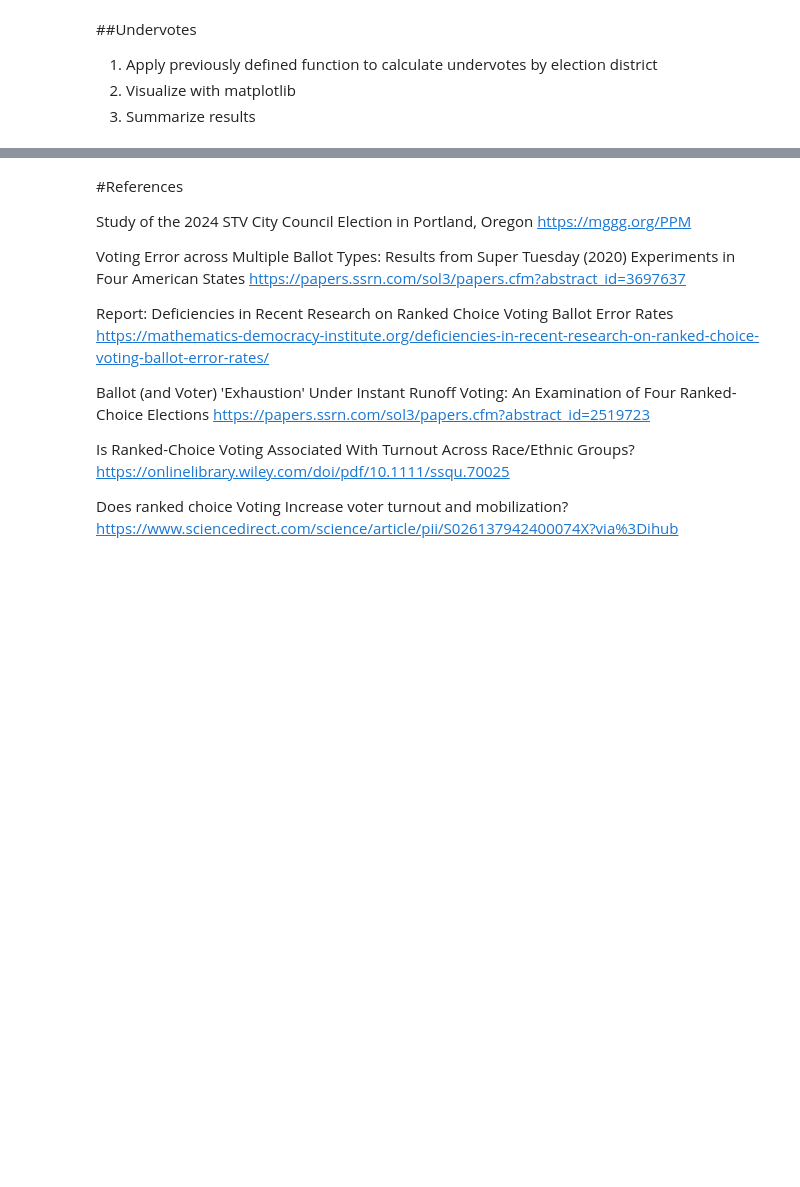
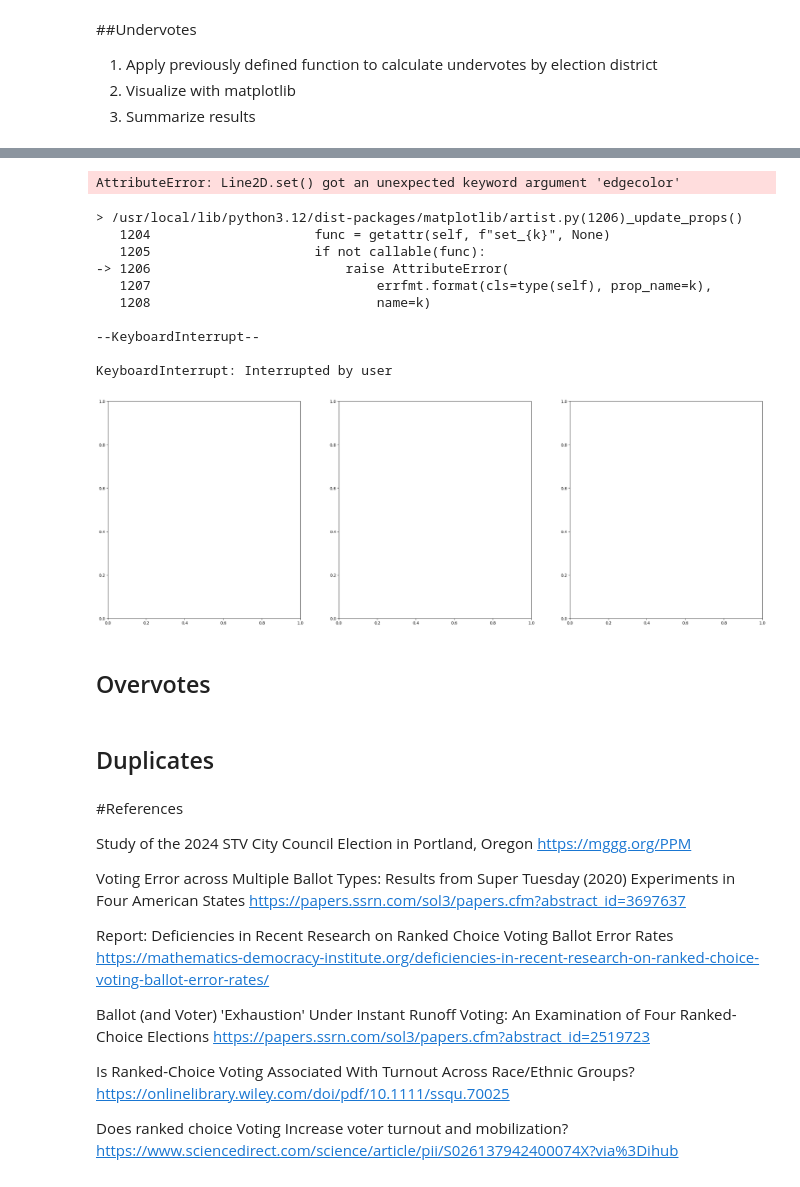
Before and after one commit to zaramc/rcv-ballot-errors, a Jupyter notebook: RCV_Ballot_Errors.ipynb, the cells around one changed output, grey strips where cells are left out. Drawn from its saved outputs; the diff is of its cells as text; code cells hidden in the pictures; blank space fills up the shorter version.

```diff
--- a/RCV_Ballot_Errors.ipynb
+++ b/RCV_Ballot_Errors.ipynb
@@ -494,0 +661,48 @@ duplicates_by_electdist_23 = nyc_2023_primary_df.groupby("ElectDisct")["duplicat
+# %%
+fig, axes = plt.subplots(1, 3, figsize=(30, 10))
+nyc_ED_gdf.plot(ax=axes[0],
+                column="pct_undervote21",
+                legend=True,
+                cmap="YlOrRd",
+                edgecolor = "black",
+                linewidth = 0.5)
+
+nyc_ED_gdf.plot(ax=axes[1],
+                column="pct_undervote23",
+                legend=True,
+                cmap="YlOrRd",
+                edgecolor = "black",
+                linewidth = 0.5)
+
+nyc_ED_gdf.plot(ax=axes[2],
+                column="pct_undervote25",
+                legend=True,
+                cmap="YlOrRd",
+                edgecolor = "black",
+                linewidth = 0.5)
+
+axes[0].set_title("2021 Undervotes", fontsize=15)
+axes[0].set_axis_off()
+
+axes[1].set_title("2023 Undervotes", fontsize=15)
+axes[1].set_axis_off()
+
+axes[2].set_title("2025 Undervotes", fontsize=15)
+axes[2].set_axis_off()
+
+plt.show()
+# %% [output]
+AttributeError: Line2D.set() got an unexpected keyword argument 'edgecolor'
+> /usr/local/lib/python3.12/dist-packages/matplotlib/artist.py(1206)_update_props()
+   1204                     func = getattr(self, f"set_{k}", None)
+   1205                     if not callable(func):
+-> 1206                         raise AttributeError(
+   1207                             errfmt.format(cls=type(self), prop_name=k),
+   1208                             name=k)
+
+--KeyboardInterrupt--
+
+KeyboardInterrupt: Interrupted by user
+[figure, added]
+# %% [markdown]
+## Overvotes
@@ -494,0 +742,2 @@ duplicates_by_electdist_23 = nyc_2023_primary_df.groupby("ElectDisct")["duplicat
+# %% [markdown]
+## Duplicates
```
Also changed, not shown: parts of 59 cells of this notebook.
